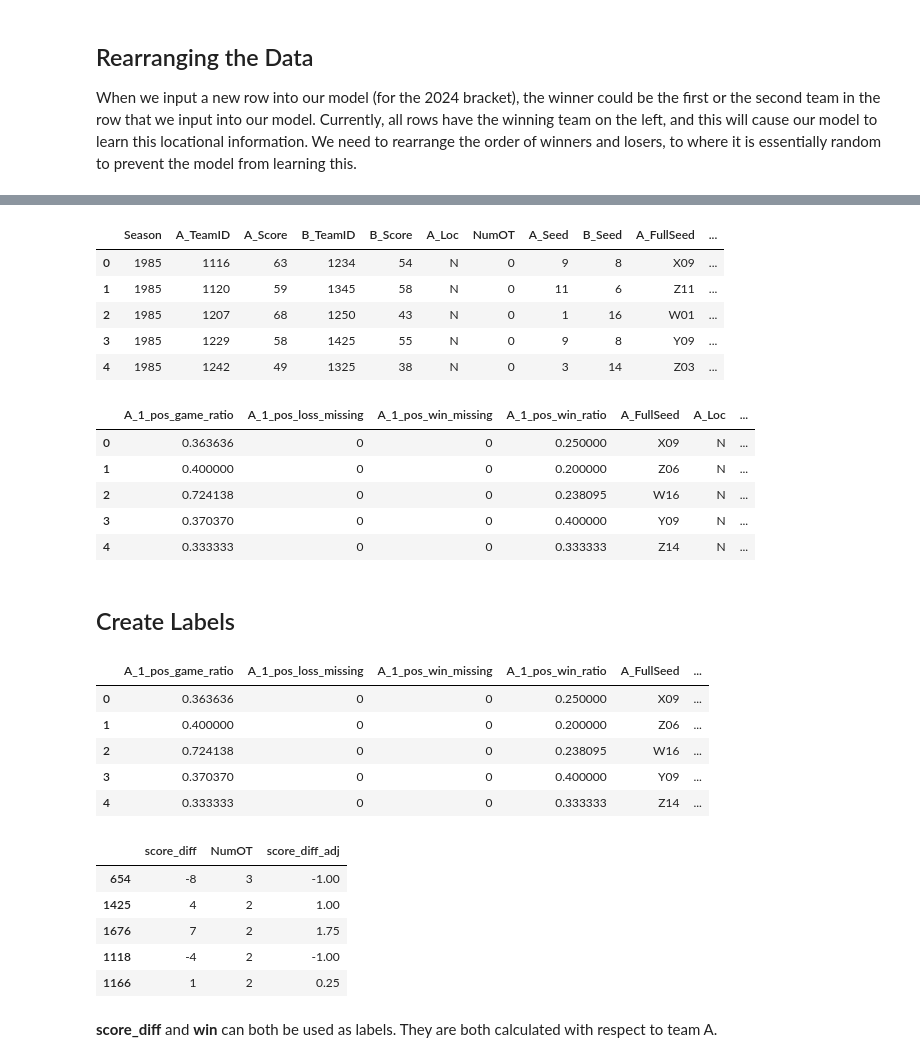
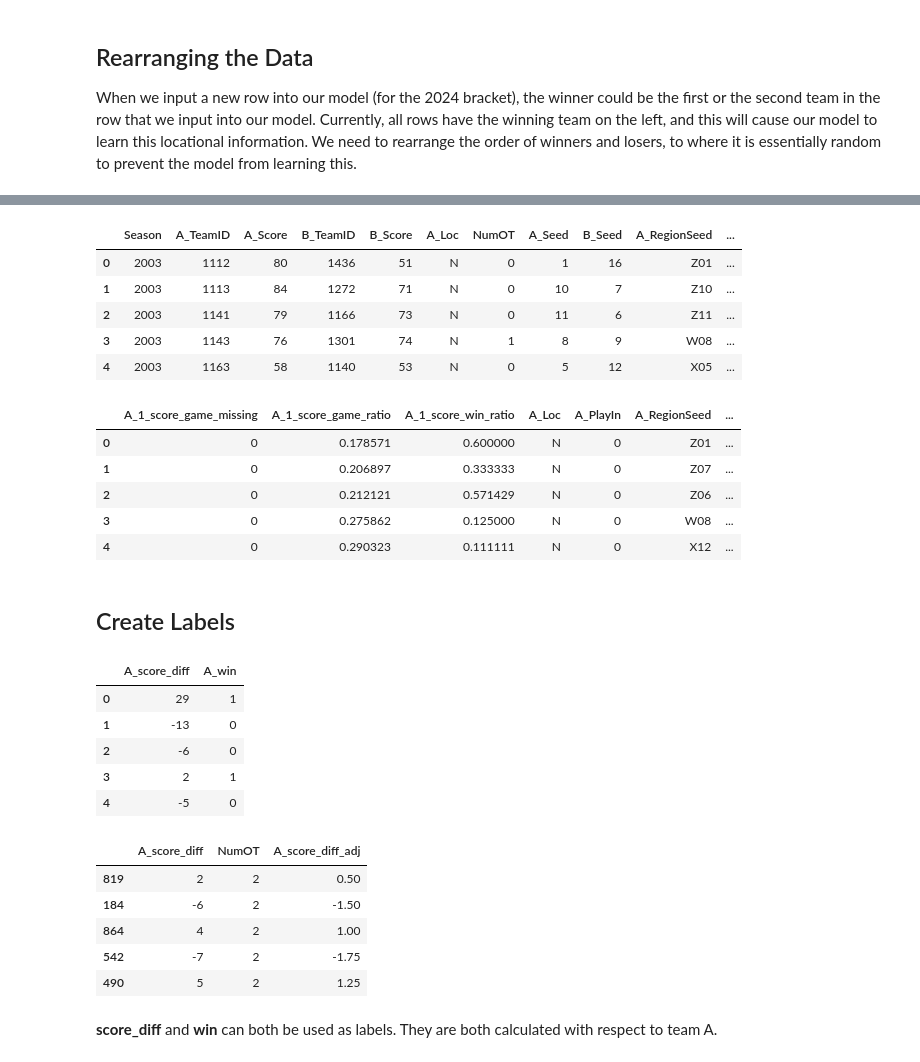
Before and after one commit to heefjones/march_madness, a Jupyter notebook: preds_detailed.ipynb, the cells around one changed output, grey strips where cells are left out. Cells and saved outputs as stored; diff of their text form; code cells hidden in the pictures.

```diff
--- a/preds_detailed.ipynb
+++ b/preds_detailed.ipynb
@@ -14,7 +14,7 @@ import seaborn as sns
 from gc import collect
 import os
 import sys
-import tqdm
+from tqdm import tqdm
 
 from sklearn.model_selection import train_test_split, cross_val_score, cross_val_predict, KFold
 from sklearn.preprocessing import StandardScaler, MinMaxScaler
@@ -28,7 +28,7 @@ from xgboost import XGBRegressor, XGBClassifier
 
 # display 100 rows and 100 columns
 pd.set_option('display.max_rows', 100)
-pd.set_option('display.max_columns', 100)
+pd.set_option('display.max_columns', 300)
 
 # global random seed
 SEED = 0
@@ -77,6 +57,10 @@ Index(['Season', 'DayNum', 'WTeamID', 'WScore', 'LTeamID', 'LScore', 'WLoc',
+# %%
+# add Lseed_diff and LLoc
+features['Lseed_diff'] = -features['Wseed_diff']
+features['LLoc'] = features['WLoc'].map({'H': 'A', 'A': 'H', 'N': 'N'})
 # %%
 # drop columns that can't be used as features
-features = features.drop(columns=(['DayNum', 'WRegion', 'Wseed_diff', 'LRegion', 'Lseed_diff', 'abs_seed_diff']))
+features = features.drop(columns=(['DayNum', 'WRegion', 'LRegion', 'abs_seed_diff', 'Wseed_win_prob', 'Lseed_win_prob']))
 # %%
 # rename W, L to A, B
 features.columns = [x.replace('W', 'A_', 1) if x[0] == 'W' else x for x in features.columns]
@@ -85,21 +69,21 @@ features.columns = [x.replace('L', 'B_', 1) if x[0] == 'L' else x for x in featu
 # check
 features.head()
 # %% [output]
-|  | Season | A_TeamID | A_Score | B_TeamID | B_Score | A_Loc | NumOT | A_Seed | B_Seed | A_FullSeed | ... |
-| 0 | 1985 | 1116 | 63 | 1234 | 54 | N | 0 | 9 | 8 | X09 | ... |
-| 1 | 1985 | 1120 | 59 | 1345 | 58 | N | 0 | 11 | 6 | Z11 | ... |
-| 2 | 1985 | 1207 | 68 | 1250 | 43 | N | 0 | 1 | 16 | W01 | ... |
-| 3 | 1985 | 1229 | 58 | 1425 | 55 | N | 0 | 9 | 8 | Y09 | ... |
-| 4 | 1985 | 1242 | 49 | 1325 | 38 | N | 0 | 3 | 14 | Z03 | ... |
+|  | Season | A_TeamID | A_Score | B_TeamID | B_Score | A_Loc | NumOT | A_Seed | B_Seed | A_RegionSeed | ... |
+| 0 | 2003 | 1112 | 80 | 1436 | 51 | N | 0 | 1 | 16 | Z01 | ... |
+| 1 | 2003 | 1113 | 84 | 1272 | 71 | N | 0 | 10 | 7 | Z10 | ... |
+| 2 | 2003 | 1141 | 79 | 1166 | 73 | N | 0 | 11 | 6 | Z11 | ... |
+| 3 | 2003 | 1143 | 76 | 1301 | 74 | N | 1 | 8 | 9 | W08 | ... |
+| 4 | 2003 | 1163 | 58 | 1140 | 53 | N | 0 | 5 | 12 | X05 | ... |
 # %%
 # choose (half) random rows to flip
 np.random.seed(SEED)
 flip = np.random.choice(features.index, int(features.shape[0] / 2), replace=False)
 
 # flip A, B cols
-for col in features.columns:
+for i, col in enumerate(features.columns):
     if col[0] == 'A':
-        features.loc[flip, col], features.loc[flip, col.replace('A_', 'B_')] = features.loc[flip, col.replace('A_', 'B_')].values, features.loc[flip, col].values
+        features.loc[flip, col], features.loc[flip, col.replace('A_', 'B_', 1)] = features.loc[flip, col.replace('A_', 'B_', 1)].values, features.loc[flip, col].values
 
 # delete vars
 del flip, col
@@ -111,12 +95,12 @@ features = features.reindex(sorted(features.columns), axis=1)
 # check
 features.head()
 # %% [output]
-|  | A_1_pos_game_ratio | A_1_pos_loss_missing | A_1_pos_win_missing | A_1_pos_win_ratio | A_FullSeed | A_Loc | ... |
-| 0 | 0.363636 | 0 | 0 | 0.250000 | X09 | N | ... |
-| 1 | 0.400000 | 0 | 0 | 0.200000 | Z06 | N | ... |
-| 2 | 0.724138 | 0 | 0 | 0.238095 | W16 | N | ... |
-| 3 | 0.370370 | 0 | 0 | 0.400000 | Y09 | N | ... |
-| 4 | 0.333333 | 0 | 0 | 0.333333 | Z14 | N | ... |
+|  | A_1_score_game_missing | A_1_score_game_ratio | A_1_score_win_ratio | A_Loc | A_PlayIn | A_RegionSeed | ... |
+| 0 | 0 | 0.178571 | 0.600000 | N | 0 | Z01 | ... |
+| 1 | 0 | 0.206897 | 0.333333 | N | 0 | Z07 | ... |
+| 2 | 0 | 0.212121 | 0.571429 | N | 0 | Z06 | ... |
+| 3 | 0 | 0.275862 | 0.125000 | N | 0 | W08 | ... |
+| 4 | 0 | 0.290323 | 0.111111 | N | 0 | X12 | ... |
 # %%
 # one-hot encode A_Loc col, drop loc cols
 features = pd.get_dummies(features, columns=['A_Loc'], dtype=int)
@@ -129,34 +113,34 @@ features = features.drop(columns=['round_1'])
 ## Create Labels
 # %%
 # create regression label, drop cols
-features['score_diff'] = features['A_Score'] - features['B_Score']
+features['A_score_diff'] = features['A_Score'] - features['B_Score']
 features = features.drop(columns=['A_Score', 'B_Score'])
 
 # create binary label
-features['win'] = features['score_diff'].apply(lambda x: 1 if x > 0 else 0)
+features['A_win'] = features['A_score_diff'].apply(lambda x: 1 if x > 0 else 0)
 
 # check
-features.head()
+features.head()[['A_score_diff', 'A_win']]
 # %% [output]
-|  | A_1_pos_game_ratio | A_1_pos_loss_missing | A_1_pos_win_missing | A_1_pos_win_ratio | A_FullSeed | ... |
-| 0 | 0.363636 | 0 | 0 | 0.250000 | X09 | ... |
-| 1 | 0.400000 | 0 | 0 | 0.200000 | Z06 | ... |
-| 2 | 0.724138 | 0 | 0 | 0.238095 | W16 | ... |
-| 3 | 0.370370 | 0 | 0 | 0.400000 | Y09 | ... |
-| 4 | 0.333333 | 0 | 0 | 0.333333 | Z14 | ... |
+|  | A_score_diff | A_win |
+| 0 | 29 | 1 |
+| 1 | -13 | 0 |
+| 2 | -6 | 0 |
+| 3 | 2 | 1 |
+| 4 | -5 | 0 |
 # %%
 # create adjusted score diff col (score diff is inversely scaled by NumOT periods), drop NumOT
-features['score_diff_adj'] = features['score_diff'] / (2 ** features['NumOT'])
+features['A_score_diff_adj'] = features['A_score_diff'] / (2 ** features['NumOT'])
 
 # check
-features[features['NumOT'] > 0][['score_diff', 'NumOT', 'score_diff_adj']].sort_values(by='NumOT', ascending=False).head()
+features[features['NumOT'] > 0][['A_score_diff', 'NumOT', 'A_score_diff_adj']].sort_values(by='NumOT', ascending=False).head()
 # %% [output]
-|  | score_diff | NumOT | score_diff_adj |
-| 654 | -8 | 3 | -1.00 |
-| 1425 | 4 | 2 | 1.00 |
-| 1676 | 7 | 2 | 1.75 |
-| 1118 | -4 | 2 | -1.00 |
-| 1166 | 1 | 2 | 0.25 |
+|  | A_score_diff | NumOT | A_score_diff_adj |
+| 819 | 2 | 2 | 0.50 |
+| 184 | -6 | 2 | -1.50 |
+| 864 | 4 | 2 | 1.00 |
+| 542 | -7 | 2 | -1.75 |
+| 490 | 5 | 2 | 1.25 |
 # %% [markdown]
 __score_diff__ and __win__ can both be used as labels. They are both calculated with respect to team A.
 # %%
```
Also changed, not shown: parts of 23 cells of this notebook, 7 other files.
